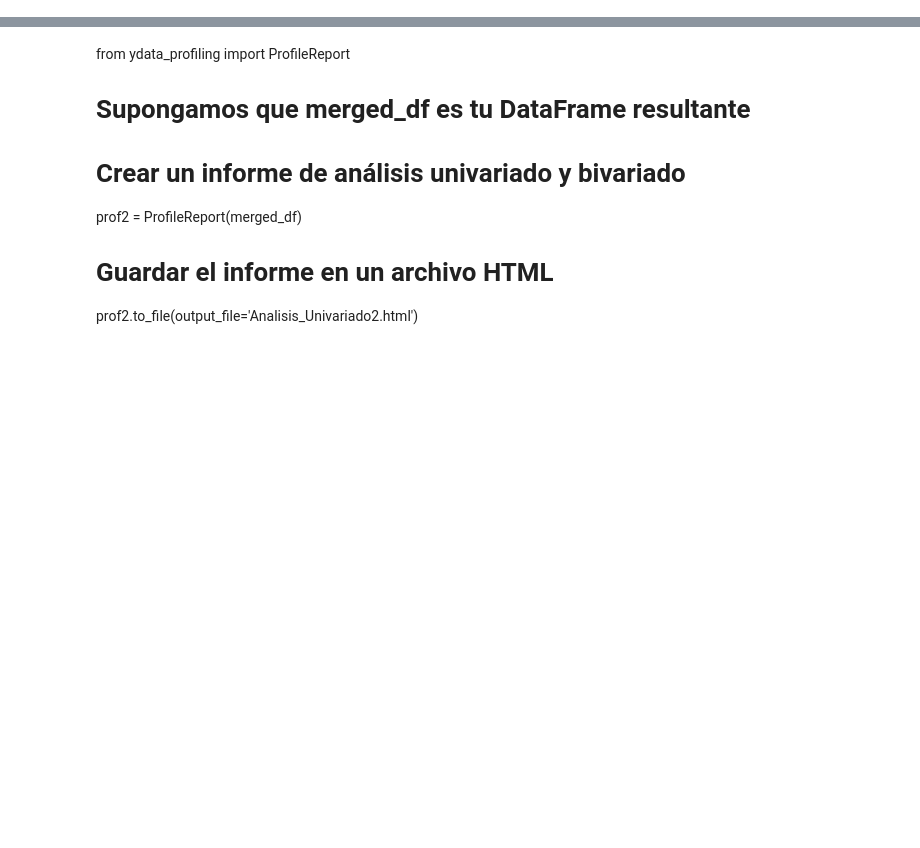
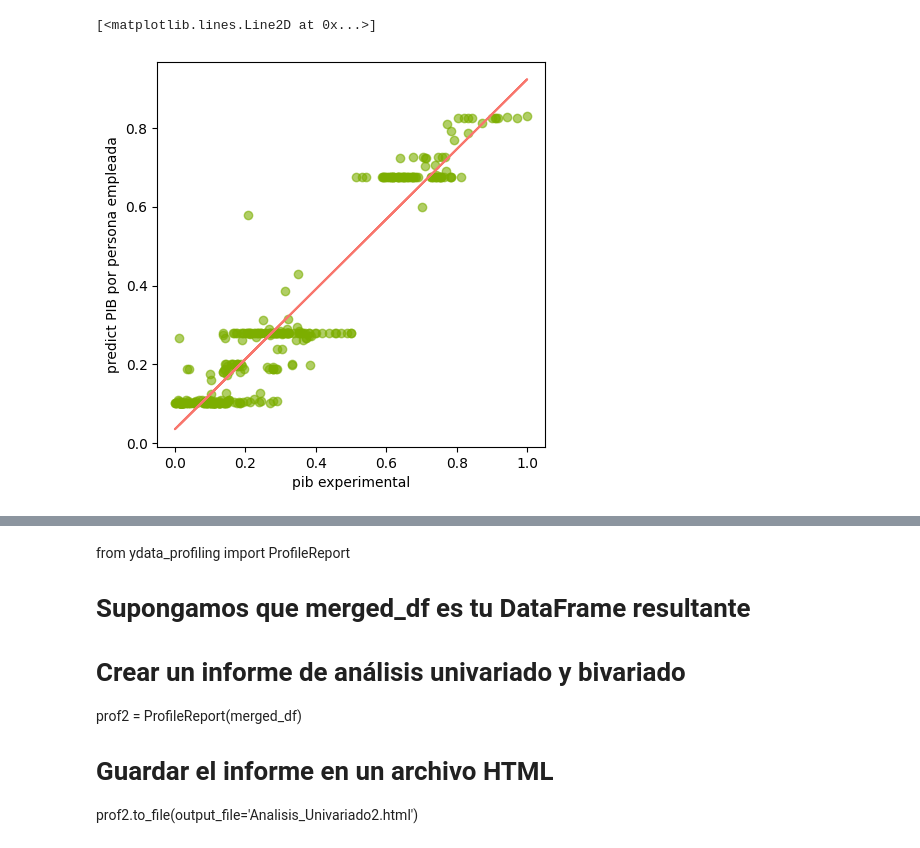
Before and after one commit to JHAA56/CEPAL, a Jupyter notebook: consult_data3.ipynb, the cells around one changed output, grey strips where cells are left out. Saved outputs shown, nothing was run; the diff lists cells and outputs as text; code cells hidden in the pictures; blank space fills up the shorter version.

```diff
--- a/consult_data3.ipynb
+++ b/consult_data3.ipynb
@@ -628,0 +771,14 @@ NameError: name 'main_subset' is not defined
+# %%
+import numpy as np
+plt.figure(figsize=(5,5))
+plt.scatter(x= y_train, y=y_pred_train_rf,c = "#7CAE00",  alpha = 0.6)
+
+z = np.polyfit(y_train, y_pred_train_rf,1)
+p = np.poly1d(z)
+
+plt.ylabel('predict PIB por persona empleada')
+plt.xlabel('pib experimental')
+plt.plot(y_train, p(y_train), "#F8766D")
+# %% [output]
+[<matplotlib.lines.Line2D at 0x...>]
+[figure, added]
```
Also changed, not shown: parts of 30 cells of this notebook, 9 other files.
